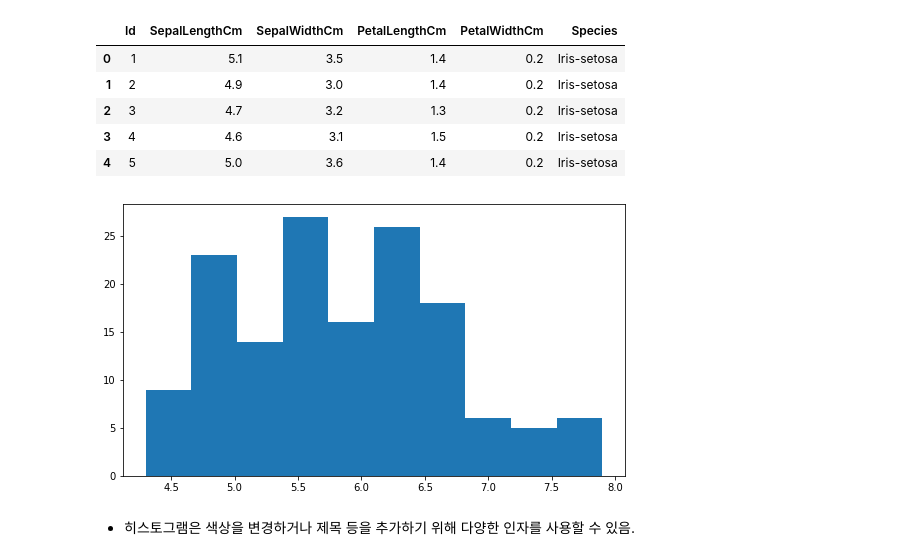
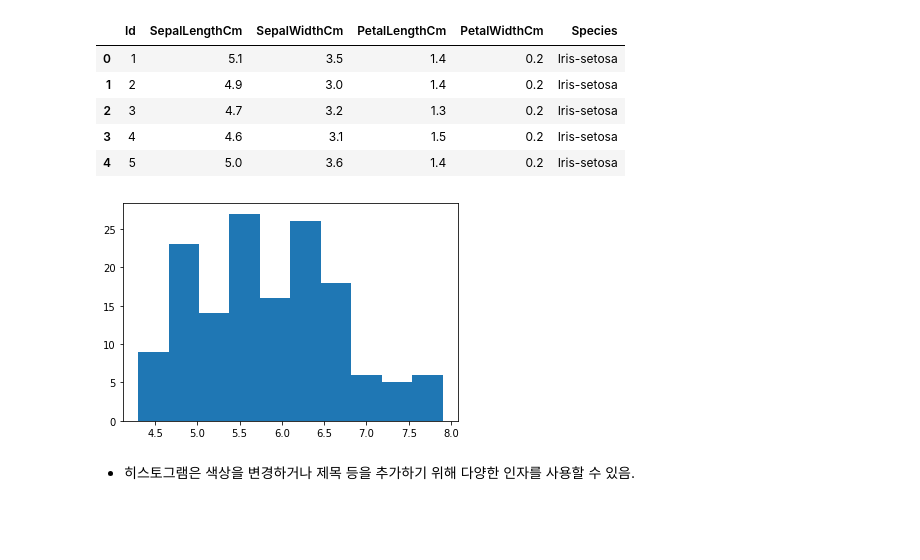
Before and after one commit to bluedragon0725/Smalldata-Lab, a Jupyter notebook: 02_Python Basic/02_이름/01_히스토그램.ipynb, the cells around one changed output. Cells and saved outputs as stored; diff of their text form; code cells hidden in the pictures; blank space fills up the shorter version.

```diff
--- a/02_Python Basic/02_이름/01_히스토그램.ipynb
+++ b/02_Python Basic/02_이름/01_히스토그램.ipynb
@@ -25,11 +25,11 @@ df.head()
 | 3 | 4 | 4.6 | 3.1 | 1.5 | 0.2 | Iris-setosa |
 | 4 | 5 | 5.0 | 3.6 | 1.4 | 0.2 | Iris-setosa |
 # %%
-fig, ax = plt.subplots(figsize = (9, 5))
+fig, ax = plt.subplots()
 
 ax.hist(df["SepalLengthCm"]);
 # %% [output]
-[figure, old version]
+[figure, new version]
 # %% [markdown]
 * 히스토그램은 색상을 변경하거나 제목 등을 추가하기 위해 다양한 인자를 사용할 수 있음.
 # %%
```
Also changed, not shown: parts of 2 cells of this notebook.
